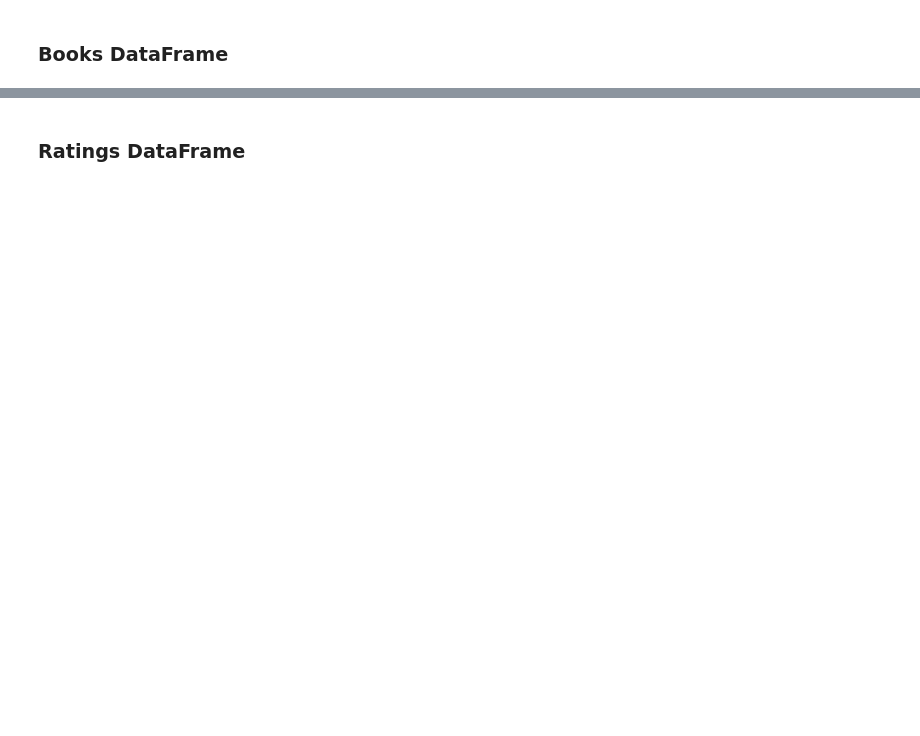
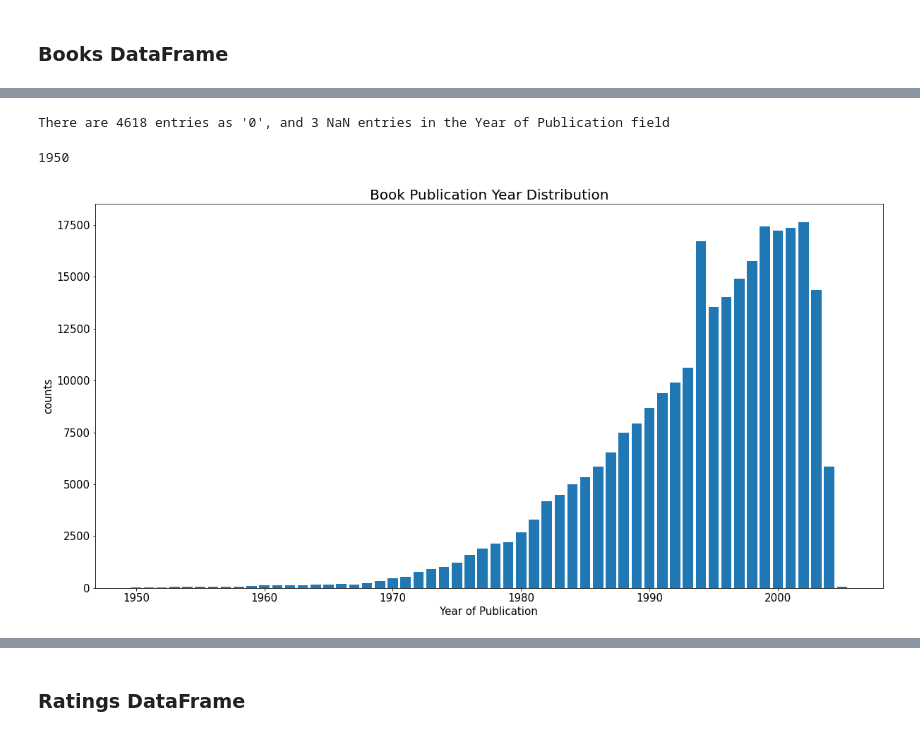
Before and after one commit to mohsenMahmoodzadeh/book-crossing-recommender-system, a Jupyter notebook: Data_Preprocessing.ipynb, the cells around one changed output, grey strips where cells are left out. Drawn from its saved outputs; the diff is of its cells as text; code cells hidden in the pictures; blank space fills up the shorter version.

Commit message:
Books preprocessing was done

```diff
--- a/Data_Preprocessing.ipynb
+++ b/Data_Preprocessing.ipynb
@@ -136,0 +146,29 @@ users.head()
+# %%
+books.columns = ['ISBN', 'bookTitle', 'bookAuthor', 'yearOfPublication','publisher', 'imageURLS', 'imageURLM', 'imageURLL']
+books.drop(columns=['imageURLS', 'imageURLM', 'imageURLL'], inplace=True)
+# %%
+books.yearOfPublication = pd.to_numeric(books.yearOfPublication, errors='coerce')
+zero_yr = books[books.yearOfPublication == 0].yearOfPublication.count()
+nan_yr = books.yearOfPublication.isnull().sum()
+print(f'There are {zero_yr} entries as \'0\', and {nan_yr} NaN entries in the Year of Publication field')
+books.loc[(books.yearOfPublication == 0)|(books.yearOfPublication > 2021) | (books.yearOfPublication < 1950) ,'yearOfPublication' ] = np.nan
+books.yearOfPublication.fillna(round(books.yearOfPublication.mean()),inplace=True)
+books.yearOfPublication = books.yearOfPublication.astype(int)
+# %% [output]
+There are 4618 entries as '0', and 3 NaN entries in the Year of Publication field
+# %%
+books.yearOfPublication.min()
+# %% [output]
+1950
+# %%
+yr = books.yearOfPublication.value_counts().sort_index()
+yr = yr.where(yr>5) # filter out counts less than 5
+plt.figure(figsize=(20, 10))
+plt.rcParams.update({'font.size': 15}) # Set larger plot font size
+plt.bar(yr.index, yr.values)
+plt.xlabel('Year of Publication')
+plt.ylabel('counts')
+plt.title('Book Publication Year Distribution',size=20)
+plt.show()
+# %% [output]
+[figure, added]
```
Also changed, not shown: parts of 22 cells of this notebook.
